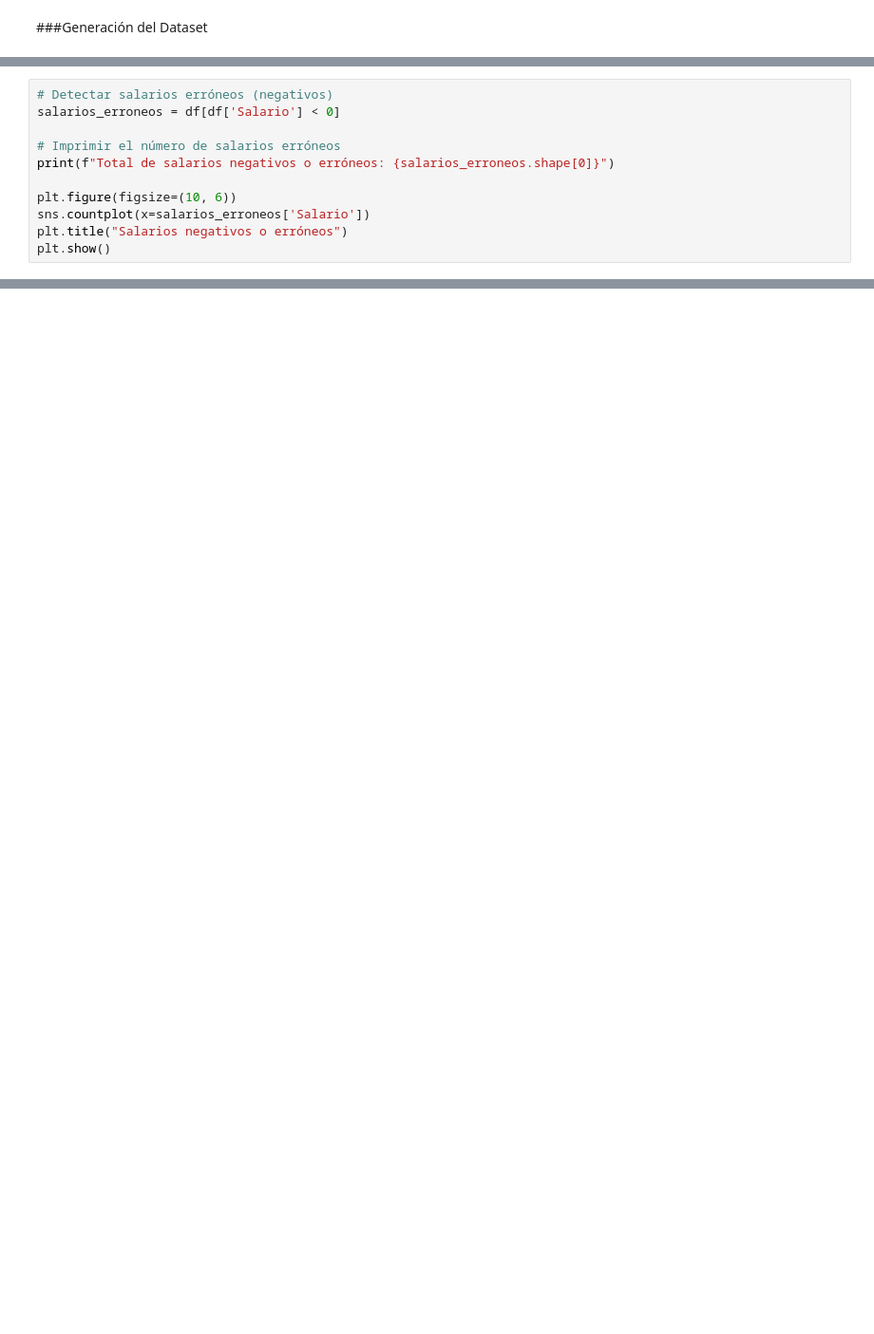
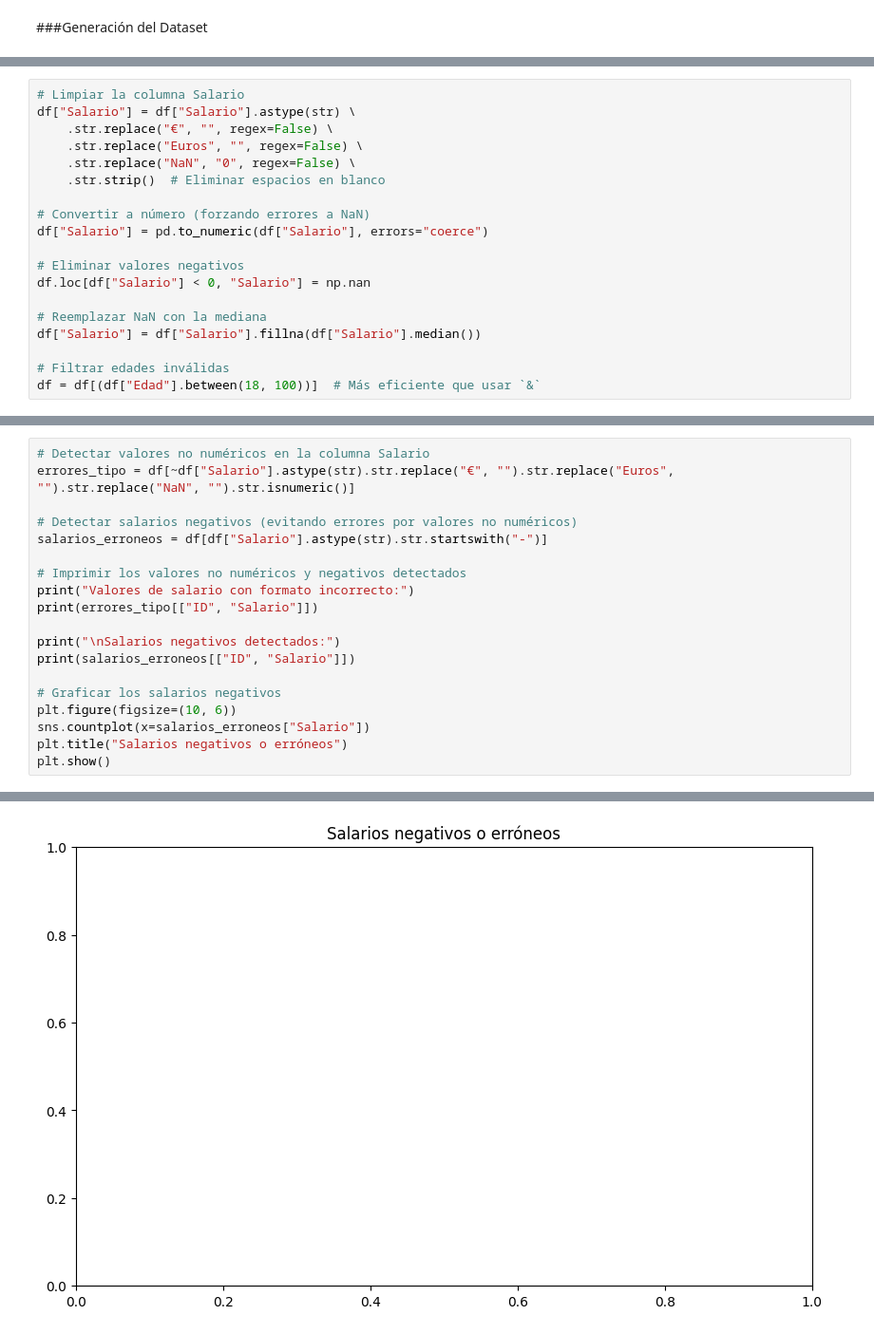
Before and after one commit to fergarcat/pill-data_cleaning_with_python, a Jupyter notebook: pill_data_cleaning_with_python.ipynb, the cells around one changed output, grey strips where cells are left out. Shown: that part at 95% size. Saved outputs shown, nothing was run; the diff lists cells and outputs as text; blank space fills up the shorter version.

Commit message:
feat(Jupyter): gráficas revisadas, tratamiento de errores completo

```diff
--- a/pill_data_cleaning_with_python.ipynb
+++ b/pill_data_cleaning_with_python.ipynb
@@ -207,0 +268,19 @@ Name: Salario, dtype: object
+# %%
+# Limpiar la columna Salario
+df["Salario"] = df["Salario"].astype(str) \
+    .str.replace("€", "", regex=False) \
+    .str.replace("Euros", "", regex=False) \
+    .str.replace("NaN", "0", regex=False) \
+    .str.strip()  # Eliminar espacios en blanco
+
+# Convertir a número (forzando errores a NaN)
+df["Salario"] = pd.to_numeric(df["Salario"], errors="coerce")
+
+# Eliminar valores negativos
+df.loc[df["Salario"] < 0, "Salario"] = np.nan
+
+# Reemplazar NaN con la mediana
+df["Salario"] = df["Salario"].fillna(df["Salario"].median())
+
+# Filtrar edades inválidas
+df = df[(df["Edad"].between(18, 100))]  # Más eficiente que usar `&`
@@ -232,12 +360,20 @@ Total de fechas inválidas: 10
 # %%
-# Detectar salarios erróneos (negativos)
-salarios_erroneos = df[df['Salario'] < 0]
+# Detectar valores no numéricos en la columna Salario
+errores_tipo = df[~df["Salario"].astype(str).str.replace("€", "").str.replace("Euros", "").str.replace("NaN", "").str.isnumeric()]
 
-# Imprimir el número de salarios erróneos
-print(f"Total de salarios negativos o erróneos: {salarios_erroneos.shape[0]}")
+# Detectar salarios negativos (evitando errores por valores no numéricos)
+salarios_erroneos = df[df["Salario"].astype(str).str.startswith("-")]
 
+# Imprimir los valores no numéricos y negativos detectados
+print("Valores de salario con formato incorrecto:")
+print(errores_tipo[["ID", "Salario"]])
+
+print("\nSalarios negativos detectados:")
+print(salarios_erroneos[["ID", "Salario"]])
+
+# Graficar los salarios negativos
 plt.figure(figsize=(10, 6))
-sns.countplot(x=salarios_erroneos['Salario'])
+sns.countplot(x=salarios_erroneos["Salario"])
 plt.title("Salarios negativos o erróneos")
 plt.show()
 # %% [output]
@@ -244,0 +400 @@ TypeError: '<' not supported between instances of 'str' and 'int'
+[figure, added]
```
Also changed, not shown: parts of 42 cells of this notebook.
